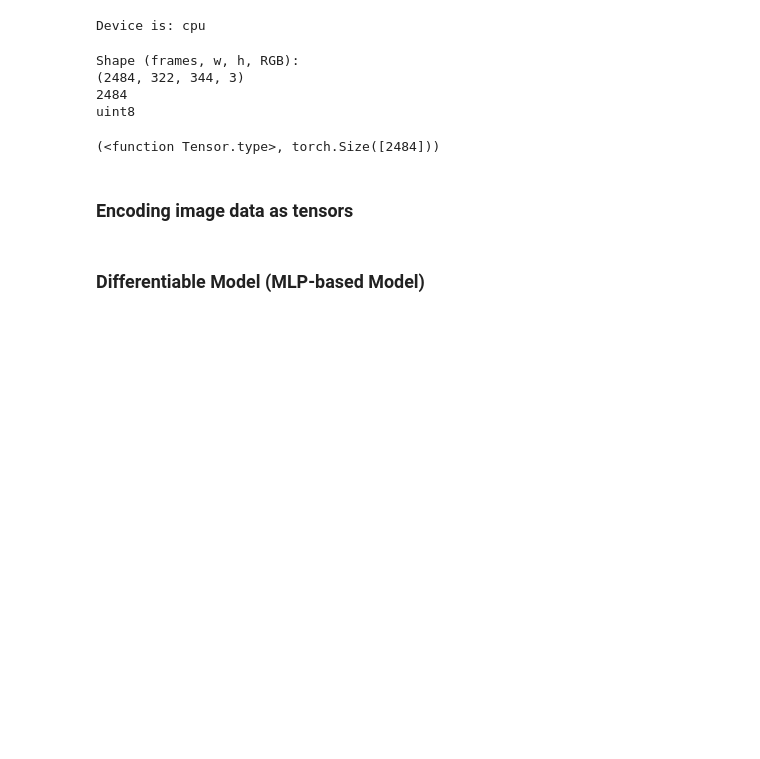
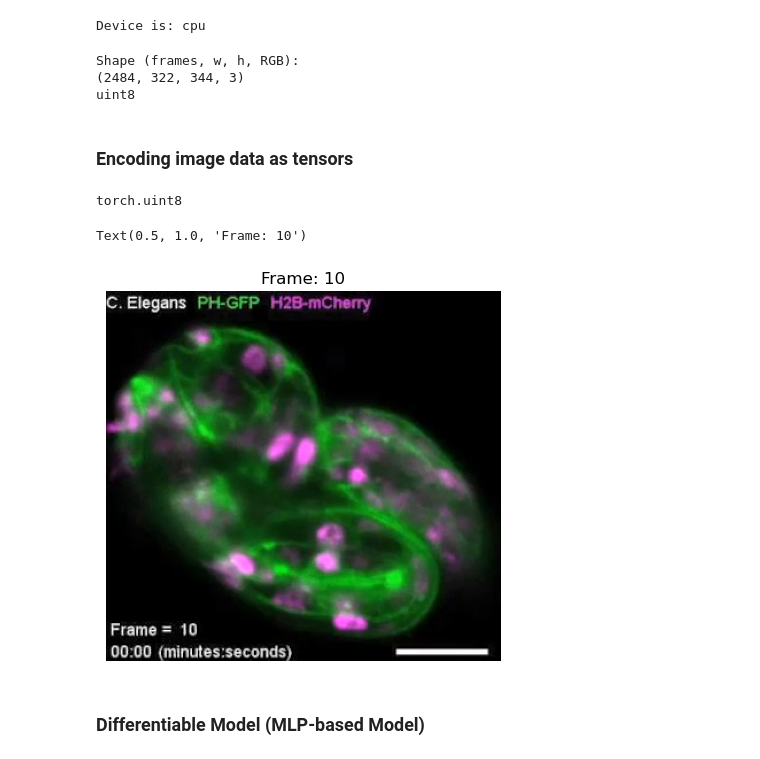
Before and after one commit to martinezdavid12/DMartinez_CILab, a Jupyter notebook: 2D_video.ipynb, the cells around one changed output. Saved outputs shown, nothing was run; the diff lists cells and outputs as text; code cells hidden in the pictures; blank space fills up the shorter version.

```diff
--- a/2D_video.ipynb
+++ b/2D_video.ipynb
@@ -10,8 +10,8 @@ import matplotlib.pyplot as plt
 import time
 from pthflops import count_ops
 
-video = iio.imread("c_elegans.mp4")
-convert_tensor = transforms.ToTensor()
+vRead = iio.imread("c_elegans.mp4")
+video = np.array(vRead)
 
 #Check PyTorch version
 torch.__version__
@@ -28,20 +28,34 @@ import imageio.v3 as iio
 props = iio.improps("c_elegans.mp4")
 print("Shape (frames, w, h, RGB): \n" + str(props.shape))
 print(props.dtype)
-print()
 # %% [output]
 Shape (frames, w, h, RGB):
 (2484, 322, 344, 3)
-2484
 uint8
-# %%
-# Create video tensor
-vid = torch.zeros(props.shape[0])
-vid.type, vid.shape
-# %% [output]
-(<function Tensor.type>, torch.Size([2484]))
 # %% [markdown]
 ### Encoding image data as tensors
+# %%
+#Input grid  (frame, width_px, height_ px)
+grid = torch.empty(props.shape[0], props.shape[1], props.shape[2])
+
+# Create video tensor
+video = torch.tensor(video).to(device)
+print(video.dtype)
+
+#Generate input and output vectors for training and testing
+temp = video.clone()
+X = temp.squeeze(dim=1)
+X.shape
+
+testFrame = 10
+
+plt.imshow(video[testFrame])
+plt.axis(False)
+plt.title("Frame: " + str(testFrame))
+# %% [output]
+torch.uint8
+Text(0.5, 1.0, 'Frame: 10')
+[figure, added]
 # %% [markdown]
 ### Differentiable Model (MLP-based Model)
 # %%
```
Also changed, not shown: parts of 3 cells of this notebook.
